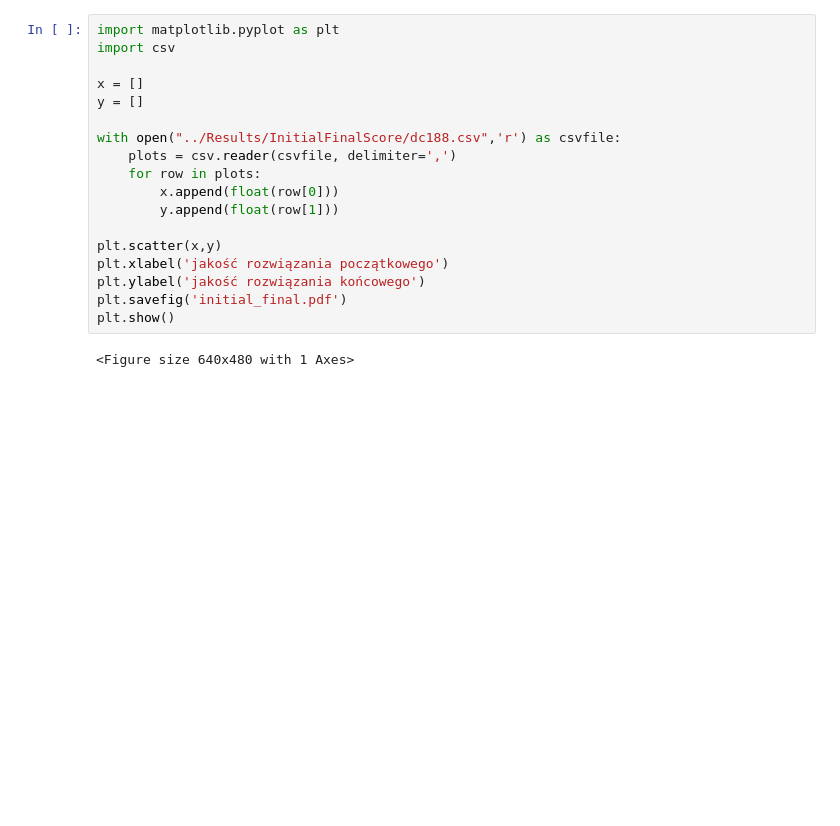
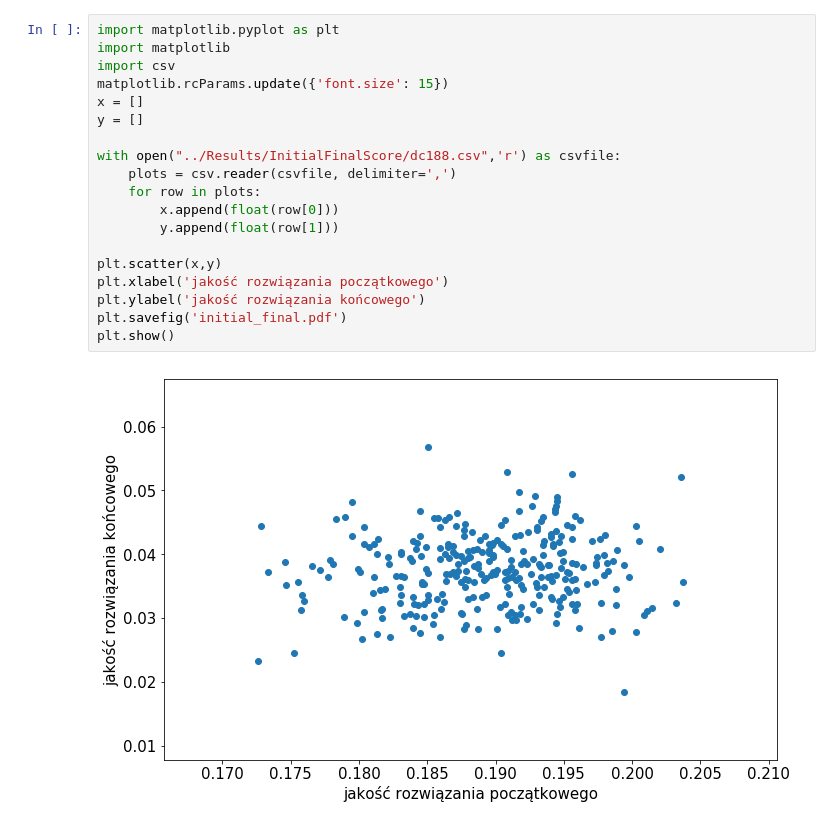
Before and after one commit to oliwiam96/Metaheuristics, a Jupyter notebook: scripts/InitialFinalTest-Copy1.ipynb, the cells around one changed output. Drawn from its saved outputs; the diff is of its cells as text; blank space fills up the shorter version.

```diff
--- a/scripts/InitialFinalTest-Copy1.ipynb
+++ b/scripts/InitialFinalTest-Copy1.ipynb
@@ -1,23 +1,24 @@
 # %%
 import matplotlib.pyplot as plt
+import matplotlib
 import csv
-
+matplotlib.rcParams.update({'font.size': 15})
 x = []
 y = []
 
 with open("../Results/InitialFinalScore/dc188.csv",'r') as csvfile:
     plots = csv.reader(csvfile, delimiter=',')
     for row in plots:
         x.append(float(row[0]))
         y.append(float(row[1]))
 
 plt.scatter(x,y)
 plt.xlabel('jakość rozwiązania początkowego')
 plt.ylabel('jakość rozwiązania końcowego')
 plt.savefig('initial_final.pdf')
 plt.show()
 # %% [output]
-<Figure size 640x480 with 1 Axes>
+[figure, added]
 # %%
 import os
 import statistics
```
Also changed, not shown: parts of 1 cell of this notebook, 7 other files.
